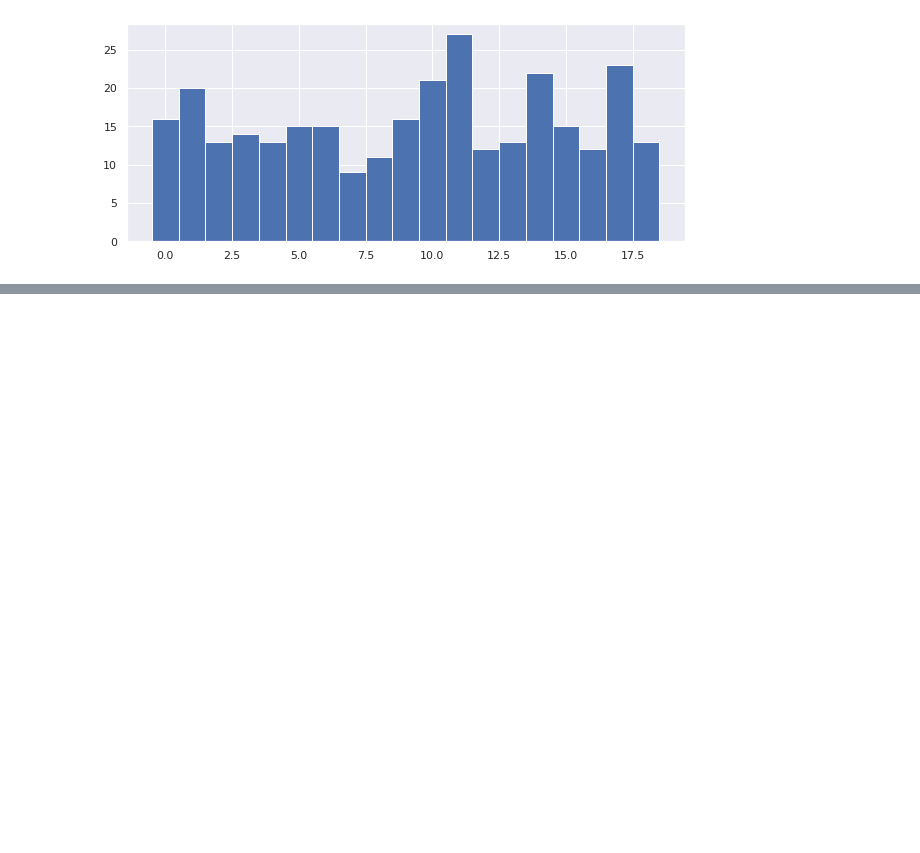
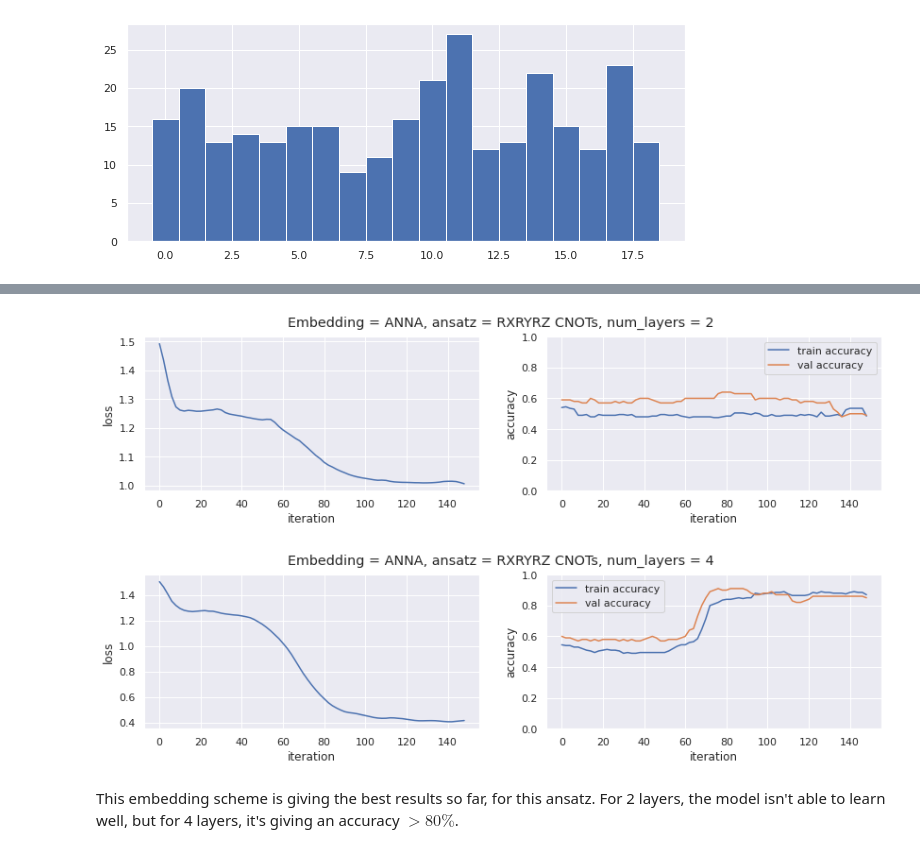
Before and after one commit to aadimator/qosf_cohort5_screening_tasks, a Jupyter notebook: Task_2/task2.ipynb, the cells around one changed output, grey strips where cells are left out. Drawn from its saved outputs; the diff is of its cells as text; code cells hidden in the pictures; blank space fills up the shorter version.

```diff
--- a/Task_2/task2.ipynb
+++ b/Task_2/task2.ipynb
@@ -304,0 +633,25 @@ X_train = np.sqrt(np.sum(X_train))
+# %%
+dev = qml.device('default.qubit', wires=3)
+
+@qml.qnode(dev)
+def circuit(weights, features):
+
+    ANNA(features)
+
+    # repeatedly apply each layer in the circuit
+    for i in range(weights.shape[1]):
+        layer(weights, i)
+
+    return qml.expval(qml.PauliZ(0))
+# %%
+for num_layers in (2, 4):
+    train_val_loop(
+        weights_shape=(dev.num_wires, num_layers, 3),
+        label=f"Embedding = ANNA, ansatz = RXRYRZ CNOTs, num_layers = {num_layers}",
+        num_iter=150
+    )
+# %% [output]
+[figure, added]
+[figure, added]
+# %% [markdown]
+This embedding scheme is giving the best results so far, for this ansatz. For 2 layers, the model isn't able to learn well, but for 4 layers, it's giving an accuracy $> 80\%$.
```
Also changed, not shown: parts of 65 cells of this notebook, 1 other file.
